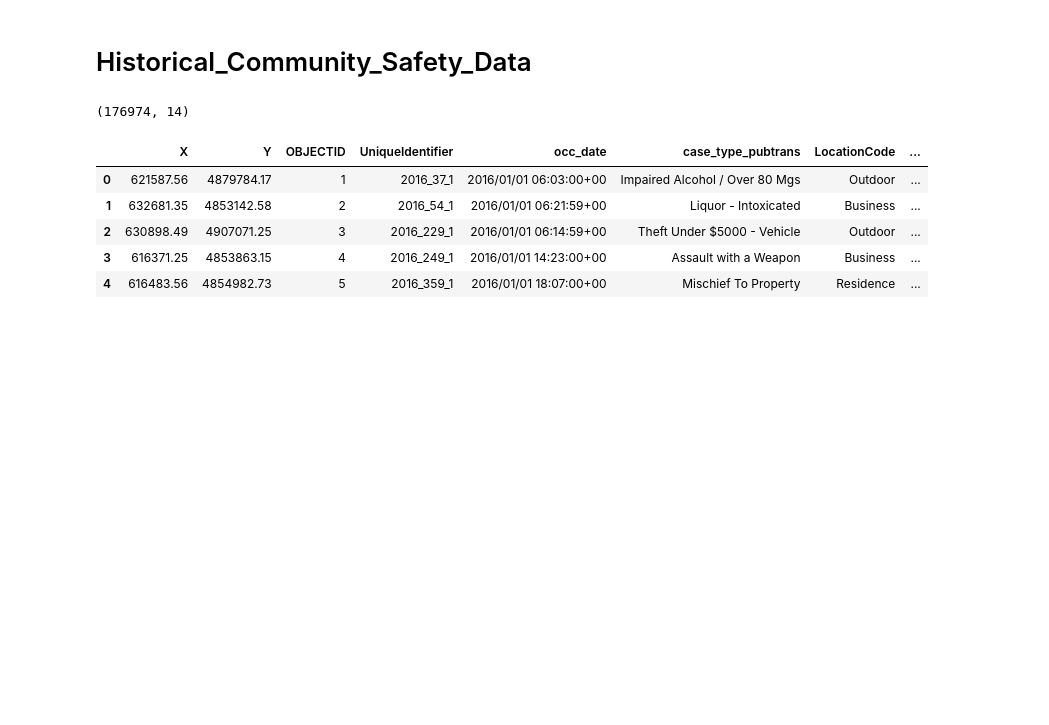
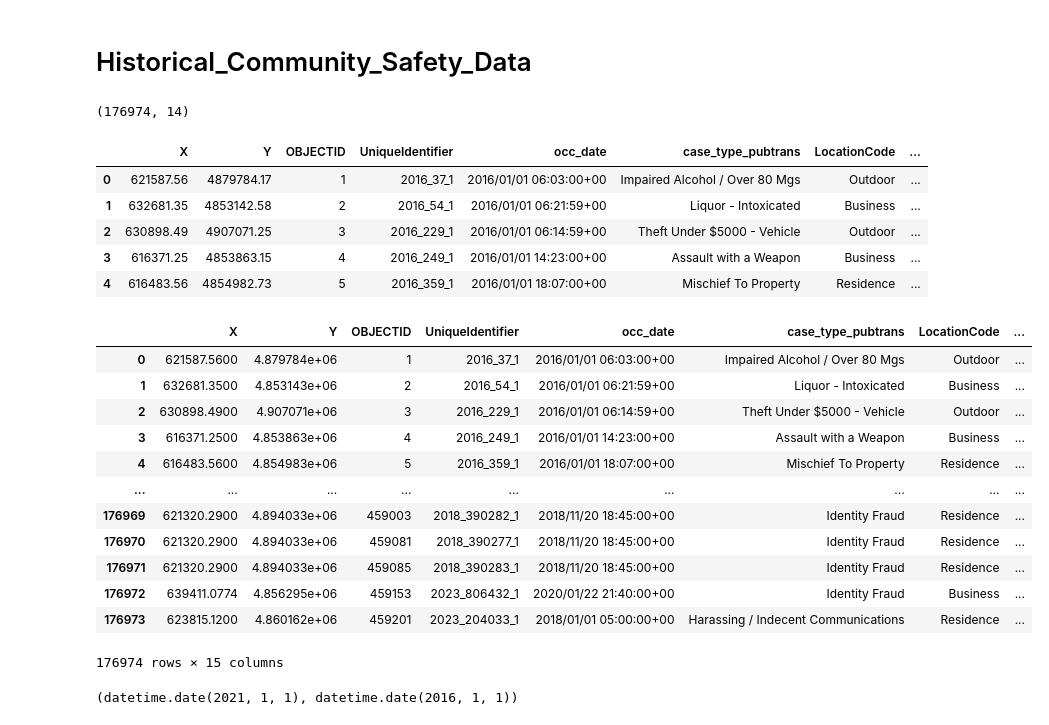
Before and after one commit to SadmanSakib93/CrimeForecast_YR, a Jupyter notebook: crime_forecast_eda.ipynb, the cells around one changed output. Saved outputs shown, nothing was run; the diff lists cells and outputs as text; code cells hidden in the pictures; blank space fills up the shorter version.

```diff
--- a/crime_forecast_eda.ipynb
+++ b/crime_forecast_eda.ipynb
@@ -139,3 +139,25 @@ historical_community_safety_data_df.head()
 | 2 | 630898.49 | 4907071.25 | 3 | 2016_229_1 | 2016/01/01 06:14:59+00 | Theft Under $5000 - Vehicle | Outdoor | ... |
 | 3 | 616371.25 | 4853863.15 | 4 | 2016_249_1 | 2016/01/01 14:23:00+00 | Assault with a Weapon | Business | ... |
 | 4 | 616483.56 | 4854982.73 | 5 | 2016_359_1 | 2016/01/01 18:07:00+00 | Mischief To Property | Residence | ... |
+# %%
+# Convert the 'occ_date' column from timestamp format to date
+historical_community_safety_data_df['date'] = pd.to_datetime(historical_community_safety_data_df['occ_date']).dt.date
+historical_community_safety_data_df
+# %% [output]
+|  | X | Y | OBJECTID | UniqueIdentifier | occ_date | case_type_pubtrans | LocationCode | ... |
+| 0 | 621587.5600 | 4.879784e+06 | 1 | 2016_37_1 | 2016/01/01 06:03:00+00 | Impaired Alcohol / Over 80 Mgs | Outdoor | ... |
+| 1 | 632681.3500 | 4.853143e+06 | 2 | 2016_54_1 | 2016/01/01 06:21:59+00 | Liquor - Intoxicated | Business | ... |
+| 2 | 630898.4900 | 4.907071e+06 | 3 | 2016_229_1 | 2016/01/01 06:14:59+00 | Theft Under $5000 - Vehicle | Outdoor | ... |
+| 3 | 616371.2500 | 4.853863e+06 | 4 | 2016_249_1 | 2016/01/01 14:23:00+00 | Assault with a Weapon | Business | ... |
+| 4 | 616483.5600 | 4.854983e+06 | 5 | 2016_359_1 | 2016/01/01 18:07:00+00 | Mischief To Property | Residence | ... |
+| ... | ... | ... | ... | ... | ... | ... | ... | ... |
+| 176969 | 621320.2900 | 4.894033e+06 | 459003 | 2018_390282_1 | 2018/11/20 18:45:00+00 | Identity Fraud | Residence | ... |
+| 176970 | 621320.2900 | 4.894033e+06 | 459081 | 2018_390277_1 | 2018/11/20 18:45:00+00 | Identity Fraud | Residence | ... |
+| 176971 | 621320.2900 | 4.894033e+06 | 459085 | 2018_390283_1 | 2018/11/20 18:45:00+00 | Identity Fraud | Residence | ... |
+| 176972 | 639411.0774 | 4.856295e+06 | 459153 | 2023_806432_1 | 2020/01/22 21:40:00+00 | Identity Fraud | Business | ... |
+| 176973 | 623815.1200 | 4.860162e+06 | 459201 | 2023_204033_1 | 2018/01/01 05:00:00+00 | Harassing / Indecent Communications | Residence | ... |
+176974 rows × 15 columns
+# %%
+historical_community_safety_data_df['date'].max(), historical_community_safety_data_df['date'].min()
+# %% [output]
+(datetime.date(2021, 1, 1), datetime.date(2016, 1, 1))
```
Also changed, not shown: 1 other file.
